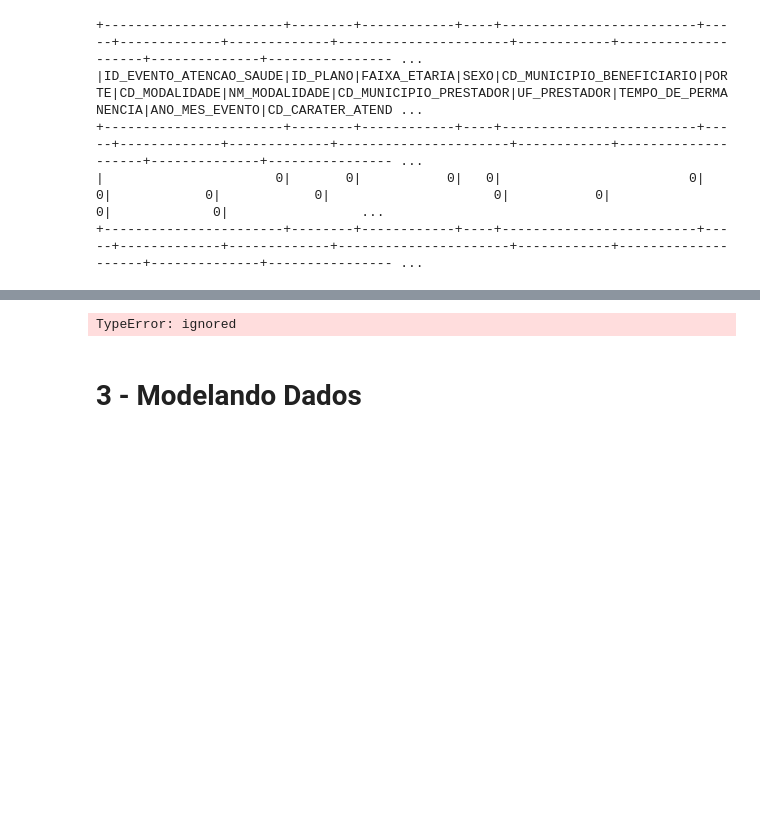
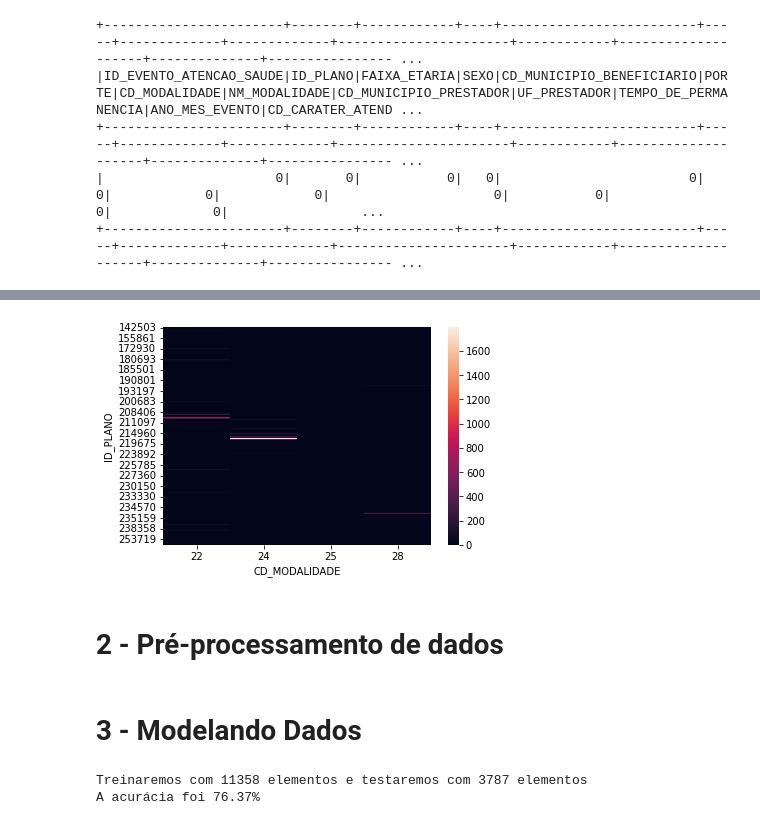
Before and after one commit to brunops1/Desafio-Neurotech, a Jupyter notebook: Desafio_Neurotech_Bruno_pynb.ipynb, the cells around one changed output, grey strips where cells are left out. Cells and saved outputs as stored; diff of their text form; code cells hidden in the pictures; blank space fills up the shorter version.

```diff
--- a/Desafio_Neurotech_Bruno_pynb.ipynb
+++ b/Desafio_Neurotech_Bruno_pynb.ipynb
@@ -510,0 +598,9 @@ sns.heatmap(BR_CONS.corr(), annot=True)
+# %%
+
+plt.figure()
+sns.heatmap(pd.crosstab(BR_CONS['ID_PLANO'],BR_CONS['CD_MODALIDADE']))
+plt.show()
+# %% [output]
+[figure, added]
+# %% [markdown]
+# 2 - Pré-processamento de dados
@@ -515,12 +613 @@ from sklearn.tree import DecisionTreeClassifier
 from sklearn.metrics import accuracy_score
-# %%
-x = BR_CONS[["IND_ACIDENTE_DOENCA", "CD_MOTIVO_SAIDA","CD_CARATER_ATENDIMENTO"]]
-y = BR_CONS["QT_DIARIA_UTI"]
-
-SEED = 5
-np.random.seed(SEED)
-raw_treino_x, raw_teste_x, treino_y, teste_y = train_test_split(x, y, test_size = 0.25,
-                                                         stratify = y)
-print("Treinaremos com %d elementos e testaremos com %d elementos" % (len(treino_x), len(teste_x)))
-# %% [output]
-TypeError: ignored
@@ -534,2 +614,18 @@ print("A acurácia foi %.2f%%" % acuracia)
 # %% [markdown]
 # 3 - Modelando Dados
+# %%
+SEED = 5
+np.random.seed(SEED)
+treino_x, teste_x, treino_y, teste_y = train_test_split(x, y, test_size = 0.25,
+                                                         stratify = y)
+print("Treinaremos com %d elementos e testaremos com %d elementos" % (len(treino_x), len(teste_x)))
+
+modelo = LinearSVC()
+modelo.fit(treino_x, treino_y)
+previsoes = modelo.predict(teste_x)
+
+acuracia = accuracy_score(teste_y, previsoes) * 100
+print("A acurácia foi %.2f%%" % acuracia)
+# %% [output]
+Treinaremos com 11358 elementos e testaremos com 3787 elementos
+A acurácia foi 76.37%
```
Also changed, not shown: parts of 45 cells of this notebook.
